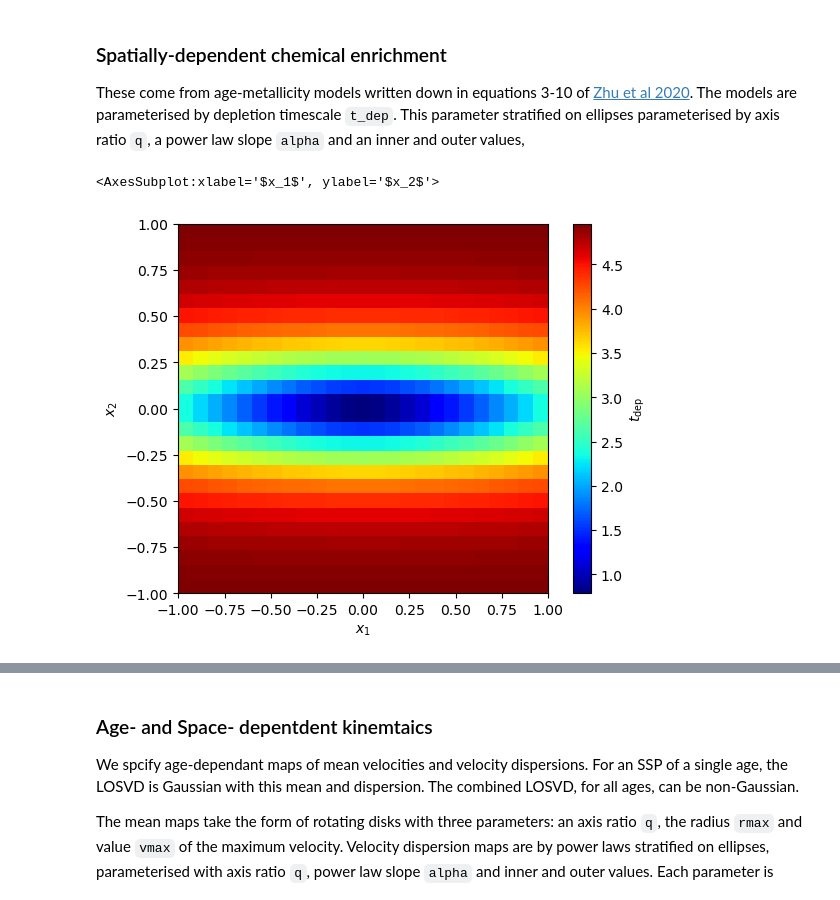
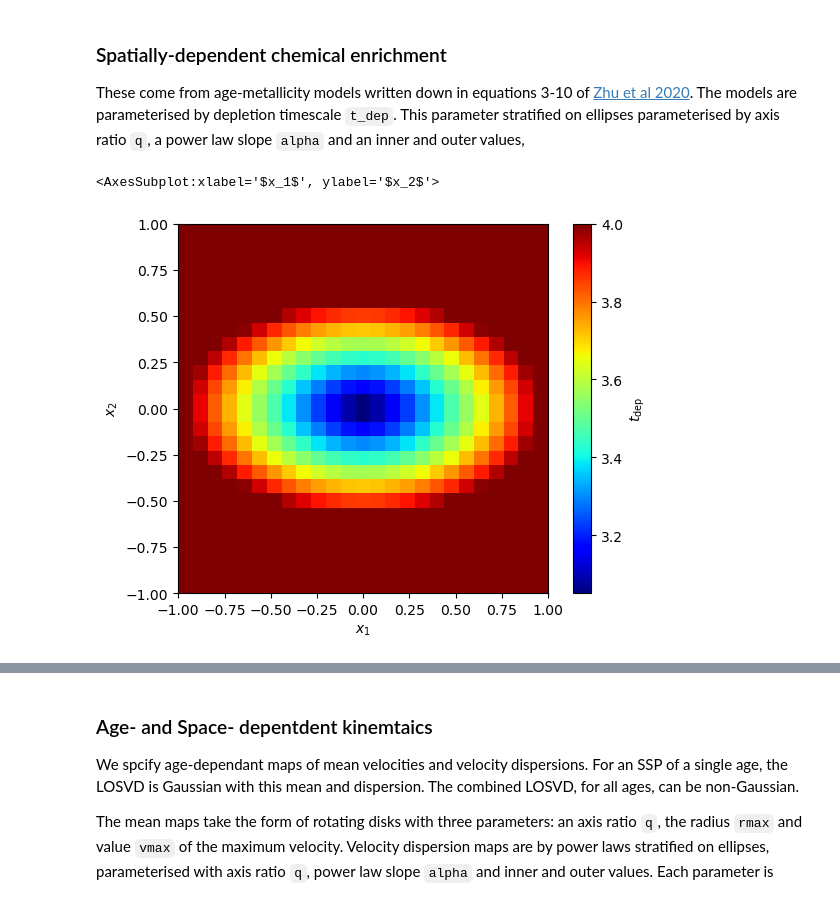
Before and after one commit to prashjet/popkinmocks, a Jupyter notebook: docs/source/notebooks/popkinmocks.ipynb, the cells around one changed output, grey strips where cells are left out. Saved outputs shown, nothing was run; the diff lists cells and outputs as text; code cells hidden in the pictures.

```diff
--- a/docs/source/notebooks/popkinmocks.ipynb
+++ b/docs/source/notebooks/popkinmocks.ipynb
@@ -18,3 +22,9 @@ cube = pkm.ifu_cube.IFUCube(ssps=ssps, nx1=25, nx2=26, nv=51, vrng=(-1000,1000))
 Next create a disk component,
 # %%
 disk1 = pkm.components.GrowingDisk(cube=cube, rotation=0., center=(0,0))
+# %%
+disk1.set_sig_v(
+  q_lims=(0.5, 0.1),
+  alpha_lims=(1.8, 1.8),
+  sig_v_in_lims=(40., 200.),
+  sig_v_out_lims=(20., 90.))
@@ -23,7 +50,7 @@ disk1 = pkm.components.GrowingDisk(cube=cube, rotation=0., center=(0,0))
 
 Specify the star formation history of the disk as a beta distribution with mean `0<phi<1` and concentration `lmd`,
 # %%
-disk1.set_p_t(lmd=2., phi=0.8)
+disk1.set_p_t(lmd=30., phi=0.6)
 cube.plot('t', disk1.get_p('t'))
 # %% [output]
 <AxesSubplot:xlabel='$t$ [Gyr]'>
@@ -68,12 +95,11 @@ plt.show()
 
 These come from age-metallicity models written down in equations 3-10 of [Zhu et al 2020](https://ui.adsabs.harvard.edu/abs/2020MNRAS.496.1579Z/abstract). The models are parameterised by depletion timescale `t_dep`. This parameter stratified on ellipses parameterised by axis ratio `q`, a power law slope `alpha` and an inner and outer values,
 # %%
-disk1.set_t_dep(q=0.2,
-                alpha=3.,
-                t_dep_in=0.5,
-                t_dep_out=5.)
-disk1.set_p_z_tx()
+disk1.set_t_dep(q=0.6,
+                alpha=1.1,
+                t_dep_in=3.,
+                t_dep_out=4.)
 cube.imshow(disk1.t_dep, cmap=plt.cm.jet, colorbar_label='$t_\mathrm{dep}$')
 # %% [output]
 <AxesSubplot:xlabel='$x_1$', ylabel='$x_2$'>
-[figure, old version]
+[figure, new version]
```
Also changed, not shown: parts of 22 cells of this notebook, 18 other files.
